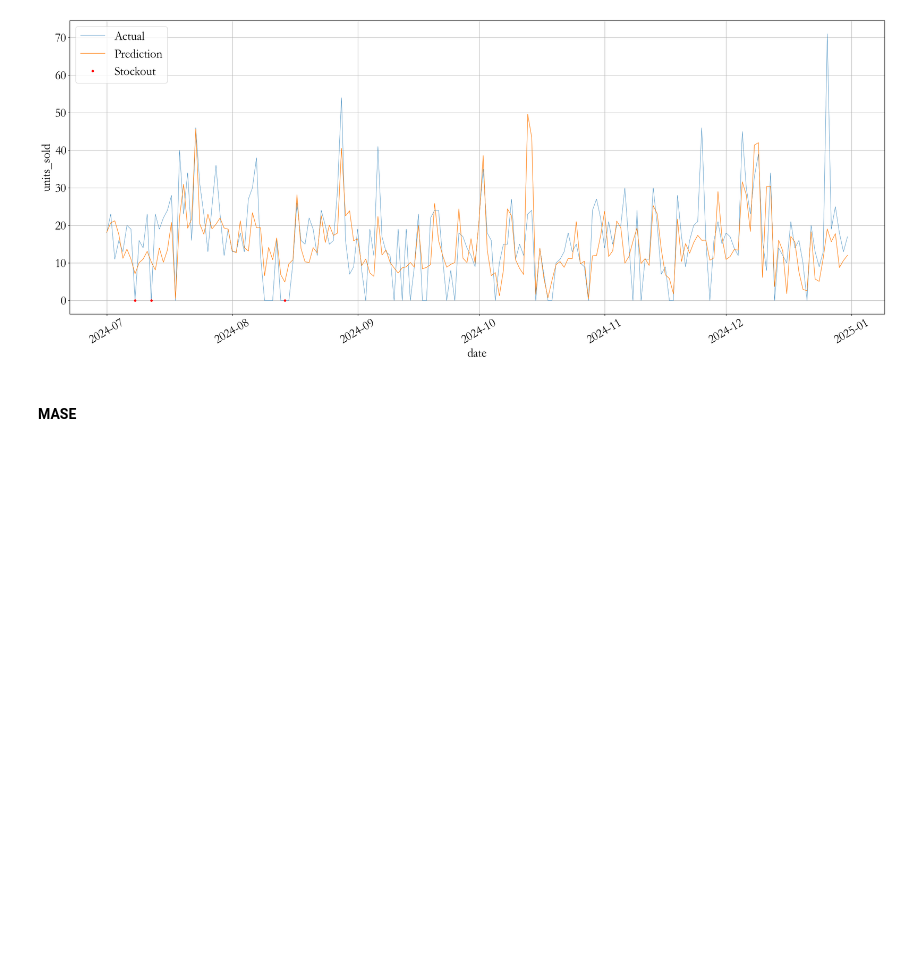
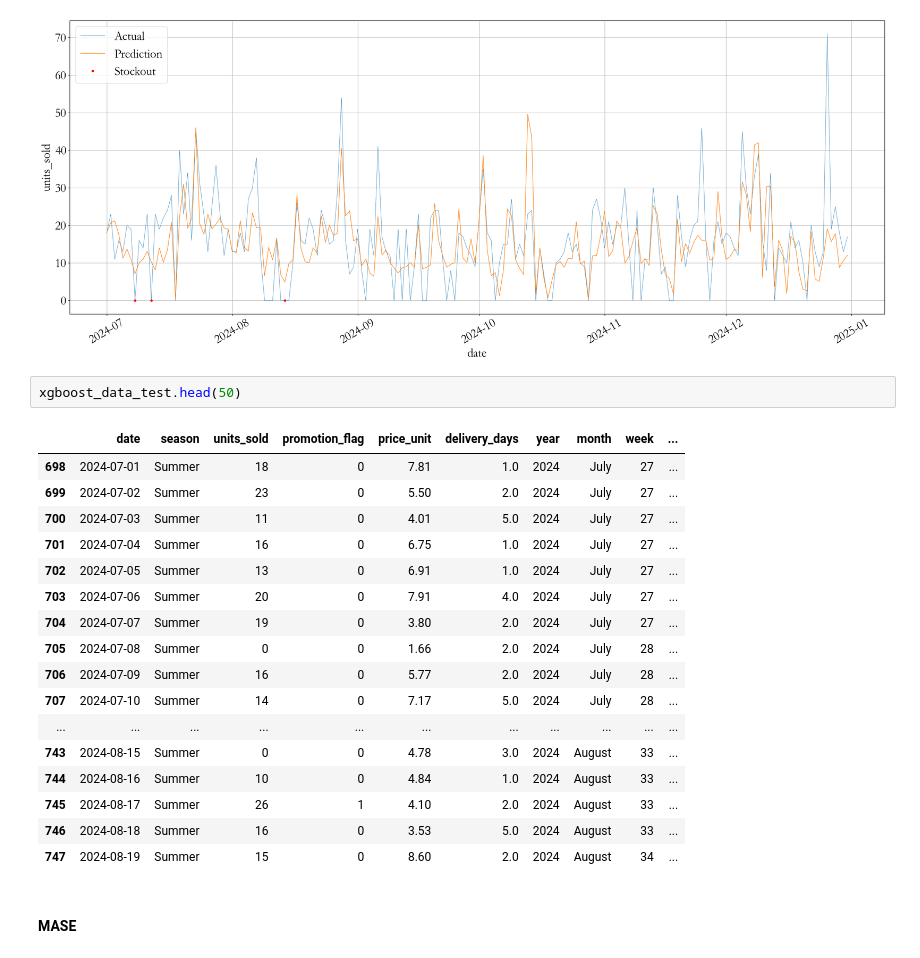
Before and after one commit to dnshwng98/fmcg_intelligent_tools, a Jupyter notebook: src/fmcg_intelligent_tools/Main.ipynb, the cells around one changed output. Saved outputs shown, nothing was run; the diff lists cells and outputs as text; blank space fills up the shorter version.

```diff
--- a/src/fmcg_intelligent_tools/Main.ipynb
+++ b/src/fmcg_intelligent_tools/Main.ipynb
@@ -1146,6 +1146,26 @@ plt.show()
 fig.savefig("xgboost.png")
 # %% [output]
 [figure]
+# %%
+xgboost_data_test.head(50)
+# %% [output]
+|  | date | season | units_sold | promotion_flag | price_unit | delivery_days | year | month | week | ... |
+| 698 | 2024-07-01 | Summer | 18 | 0 | 7.81 | 1.0 | 2024 | July | 27 | ... |
+| 699 | 2024-07-02 | Summer | 23 | 0 | 5.50 | 2.0 | 2024 | July | 27 | ... |
+| 700 | 2024-07-03 | Summer | 11 | 0 | 4.01 | 5.0 | 2024 | July | 27 | ... |
+| 701 | 2024-07-04 | Summer | 16 | 0 | 6.75 | 1.0 | 2024 | July | 27 | ... |
+| 702 | 2024-07-05 | Summer | 13 | 0 | 6.91 | 1.0 | 2024 | July | 27 | ... |
+| 703 | 2024-07-06 | Summer | 20 | 0 | 7.91 | 4.0 | 2024 | July | 27 | ... |
+| 704 | 2024-07-07 | Summer | 19 | 0 | 3.80 | 2.0 | 2024 | July | 27 | ... |
+| 705 | 2024-07-08 | Summer | 0 | 0 | 1.66 | 2.0 | 2024 | July | 28 | ... |
+| 706 | 2024-07-09 | Summer | 16 | 0 | 5.77 | 2.0 | 2024 | July | 28 | ... |
+| 707 | 2024-07-10 | Summer | 14 | 0 | 7.17 | 5.0 | 2024 | July | 28 | ... |
+| ... | ... | ... | ... | ... | ... | ... | ... | ... | ... | ... |
+| 743 | 2024-08-15 | Summer | 0 | 0 | 4.78 | 3.0 | 2024 | August | 33 | ... |
+| 744 | 2024-08-16 | Summer | 10 | 0 | 4.84 | 1.0 | 2024 | August | 33 | ... |
+| 745 | 2024-08-17 | Summer | 26 | 1 | 4.10 | 2.0 | 2024 | August | 33 | ... |
+| 746 | 2024-08-18 | Summer | 16 | 0 | 3.53 | 5.0 | 2024 | August | 33 | ... |
+| 747 | 2024-08-19 | Summer | 15 | 0 | 8.60 | 2.0 | 2024 | August | 34 | ... |
 # %% [markdown]
 #### MASE
 # %%
```
Also changed, not shown: parts of 4 cells of this notebook, 1 other file.
